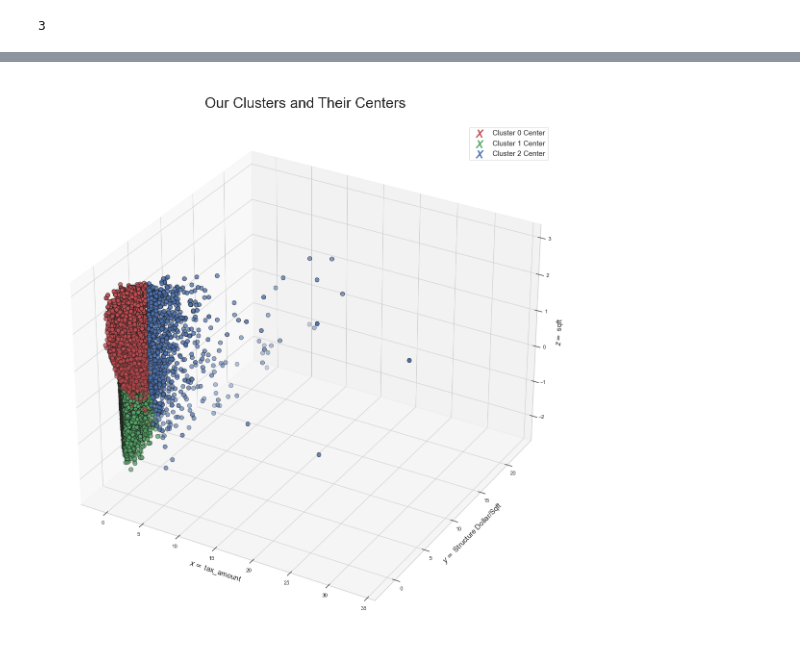
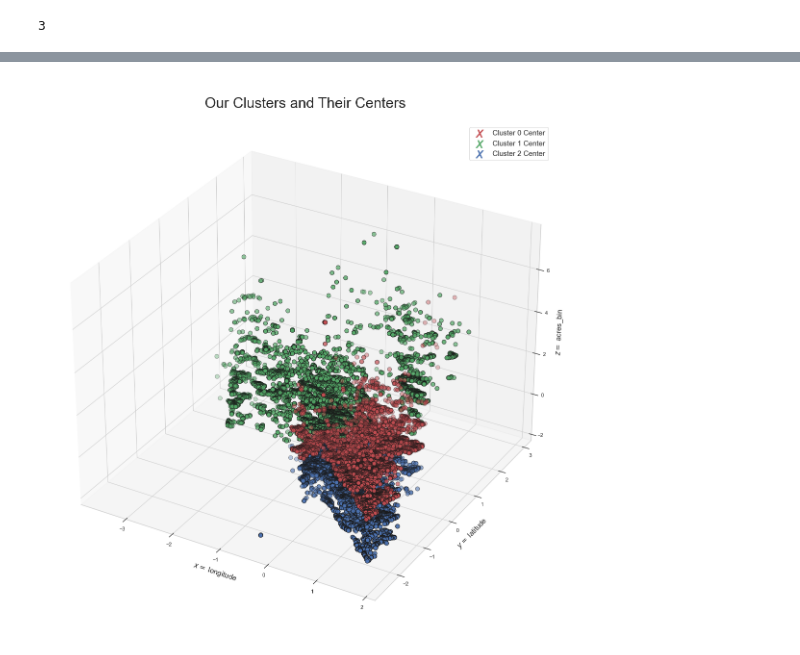
Before and after one commit to chriseverts/zillow_cluster_project, a Jupyter notebook: initial_workbook.ipynb, the cells around one changed output, grey strips where cells are left out. Cells and saved outputs as stored; diff of their text form; code cells hidden in the pictures.

```diff
--- a/initial_workbook.ipynb
+++ b/initial_workbook.ipynb
@@ -417,0 +505,5 @@ Clusters based on acres and square footage
+# %%
+X = train[['longitude', 'latitude']]
+train, X_scaled, scaler, kmeans, centroids = create_cluster(train, X, 3)
+create_scatter_plot('longitude','latitude',train,kmeans, X_scaled, scaler)
+ax.ticklabel_format(useOffset=False, style = "plain")
@@ -423,5 +533,5 @@ Index(['sqft', 'age', 'structure_dollar_per_sqft'], dtype='object')
 # %%
-X = X_train_scaled[['sqft', 'age', 'structure_dollar_per_sqft']]
+X = X_train_scaled[['structure_dollar_per_sqft', 'age','acres_bin']]
 # define the thing
 kmeans = KMeans(n_clusters=4)
 
@@ -431,7 +541,7 @@ kmeans.fit(X)
 # Use (predict using) the thing
 kmeans.predict(X)
 
-X_train_scaled['cluster'] = kmeans.predict(X)
+X_train_scaled['clusterland'] = kmeans.predict(X)
 X_train_scaled.sample(5)
 
 centroids = pd.DataFrame(kmeans.cluster_centers_, columns=X_features.columns)
@@ -526,0 +638,5 @@ plt.show()
+# %%
+#add predictions to our train
+train = train.drop(columns=['cluster_house_basics'])
+train['clusterland'] = kmeans.predict(X)
+train
@@ -527,6 +677,6 @@ plt.show()
 # %%
-X_features_2 = train[['tax_amount', 'sqft', 'structure_dollar_per_sqft']]
-X = X_train_scaled[['tax_amount', 'sqft', 'structure_dollar_per_sqft']]
+X_features_2 = train[['longitude', 'latitude', 'acres_bin']]
+X = X_train_scaled[['longitude', 'latitude', 'acres_bin']]
 
 # define the thing
 kmeans = KMeans(n_clusters=3)
@@ -537,7 +687,7 @@ kmeans.fit(X)
 # Use (predict using) the thing
 kmeans.predict(X)
 
-X_train_scaled['cluster_tax'] = kmeans.predict(X)
+X_train_scaled['cluster_loc'] = kmeans.predict(X)
 
 centroids = pd.DataFrame(kmeans.cluster_centers_, columns=X_features_2.columns)
 # %%
@@ -578,47 +728,57 @@ fig = plt.figure(figsize=(20,20))
 ax = fig.add_subplot(111, projection='3d')
 
 # set x for each cluster
-x0 = X_train_scaled[X_train_scaled['cluster_tax'] == 0]['tax_amount']
-x1 = X_train_scaled[X_train_scaled['cluster_tax'] == 1]['tax_amount']
-x2 = X_train_scaled[X_train_scaled['cluster_tax'] == 2]['tax_amount']
-
+x0 = X_train_scaled[X_train_scaled['cluster_loc'] == 0]['longitude']
+x1 = X_train_scaled[X_train_scaled['cluster_loc'] == 1]['longitude']
+x2 = X_train_scaled[X_train_scaled['cluster_loc'] == 2]['longitude']
+x3 = X_train_scaled[X_train_scaled['cluster_loc'] == 3]['longitude']
+x4 = X_train_scaled[X_train_scaled['cluster_loc'] == 4]['longitude']
 
 
 
 # set y for each cluster
-y0 = X_train_scaled[X_train_scaled['cluster_tax'] == 0]['structure_dollar_per_sqft']
-y1 = X_train_scaled[X_train_scaled['cluster_tax'] == 1]['structure_dollar_per_sqft']
-y2 = X_train_scaled[X_train_scaled['cluster_tax'] == 2]['structure_dollar_per_sqft']
+y0 = X_train_scaled[X_train_scaled['cluster_loc'] == 0]['latitude']
+y1 = X_train_scaled[X_train_scaled['cluster_loc'] == 1]['latitude']
+y2 = X_train_scaled[X_train_scaled['cluster_loc'] == 2]['latitude']
+y3 = X_train_scaled[X_train_scaled['cluster_loc'] == 3]['latitude']
+y4 = X_train_scaled[X_train_scaled['cluster_loc'] == 4]['latitude']
 
 
 
 # set z for each cluster
-z0 = X_train_scaled[X_train_scaled['cluster_tax'] == 0]['sqft']
-z1 = X_train_scaled[X_train_scaled['cluster_tax'] == 1]['sqft']
-z2 = X_train_scaled[X_train_scaled['cluster_tax'] == 2]['sqft']
+z0 = X_train_scaled[X_train_scaled['cluster_loc'] == 0]['acres_bin']
+z1 = X_train_scaled[X_train_scaled['cluster_loc'] == 1]['acres_bin']
+z2 = X_train_scaled[X_train_scaled['cluster_loc'] == 2]['acres_bin']
+z3 = X_train_scaled[X_train_scaled['cluster_loc'] == 3]['acres_bin']
+z4 = X_train_scaled[X_train_scaled['cluster_loc'] == 4]['acres_bin']
 
 
 
 zero_center = centroids[centroids.index == 0]
 one_center = centroids[centroids.index == 1]
 two_center = centroids[centroids.index == 2]
 
 
+
+
 # plot cluster 0 with center
 ax.scatter(x0, y0, z0, s=75, c='r', edgecolor='k', marker='o')
-ax.scatter(zero_center.tax_amount, zero_center.structure_dollar_per_sqft, zero_center.sqft, s=250, c='r', marker='$X$', label='Cluster 0 Center')
+ax.scatter(zero_center.longitude, zero_center.latitude, zero_center.acres_bin, s=250, c='r', marker='$X$', label='Cluster 0 Center')
 ax.scatter(x1, y1, z1, s=75, c='g', edgecolor='k', marker='o')
-ax.scatter(one_center.tax_amount, one_center.structure_dollar_per_sqft, one_center.sqft, s=250, c='g', marker='$X$', label='Cluster 1 Center')
+# plot cluster 1 with center
+ax.scatter(one_center.longitude, one_center.latitude, one_center.acres_bin, s=250, c='g', marker='$X$', label='Cluster 1 Center')
 # plot cluster 2 with center
 ax.scatter(x2, y2, z2, s=75, c='b', edgecolor='k', marker='o')
-ax.scatter(two_center.tax_amount, two_center.structure_dollar_per_sqft, two_center.sqft, s=250, c='b', marker='$X$', label='Cluster 2 Center')
+ax.scatter(two_center.longitude, two_center.latitude, two_center.acres_bin, s=250, c='b', marker='$X$', label='Cluster 2 Center')
+
+
 #
 # set labels and title
-ax.set_xlabel('\n$x =$ tax_amount', fontsize=15)
-ax.set_ylabel('\n$y =$ Structure Dollar/Sqft', fontsize=15)
-ax.set_zlabel('\n$z =$ sqft', fontsize=15)
+ax.set_xlabel('\n$x =$ longitude', fontsize=15)
+ax.set_ylabel('\n$y =$ latitude', fontsize=15)
+ax.set_zlabel('\n$z =$ acres_bin', fontsize=15)
 plt.title('\n Our Clusters and Their Centers', fontsize=30)
 plt.legend(bbox_to_anchor=(0.975,0.975), fontsize=15)
 plt.show()
 # %% [output]
-[figure, old version]
+[figure, new version]
```
Also changed, not shown: parts of 71 cells of this notebook, 1 other file.
